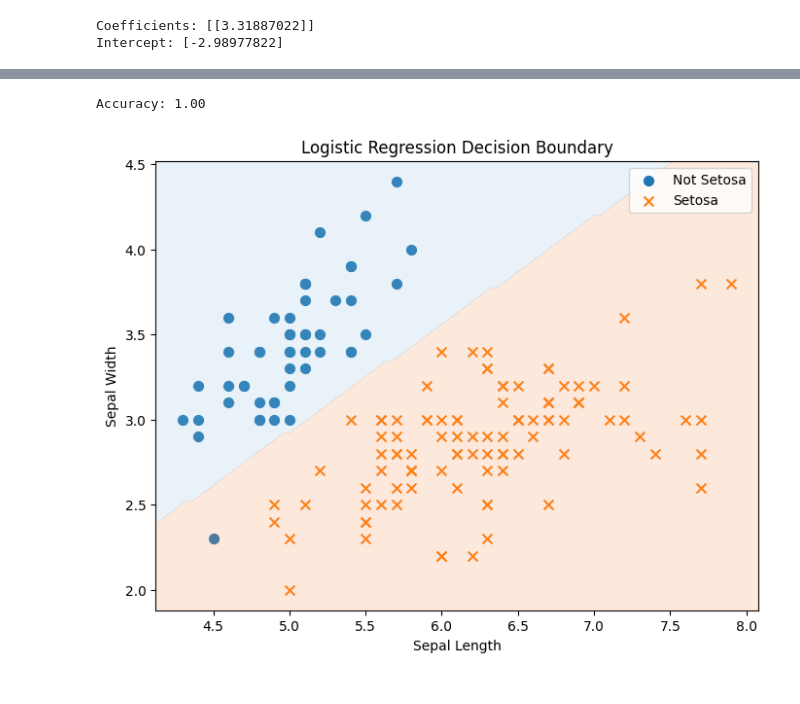
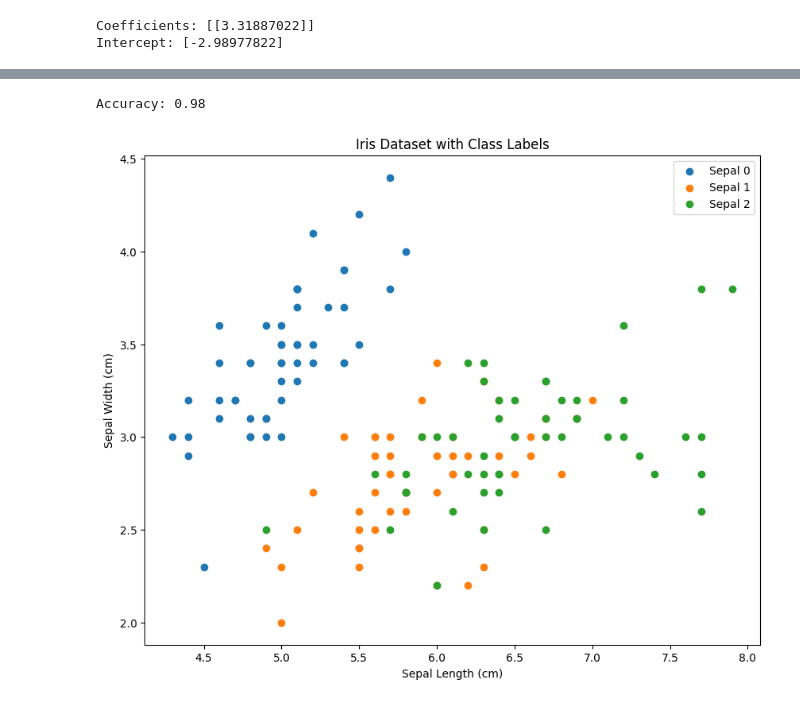
Before and after one commit to Manoj-vbm/Machine_learning, a Jupyter notebook: Machine_learning.ipynb, the cells around one changed output, grey strips where cells are left out. Saved outputs shown, nothing was run; the diff lists cells and outputs as text; code cells hidden in the pictures.

```diff
--- a/Machine_learning.ipynb
+++ b/Machine_learning.ipynb
@@ -201,49 +289,41 @@ Classification in supervised learning is the process of categorizing input data
 # %%
 # Import necessary libraries
 from sklearn.datasets import load_iris
+from sklearn.model_selection import train_test_split
+from sklearn.naive_bayes import GaussianNB
 from sklearn.metrics import accuracy_score
+import matplotlib.pyplot as plt
 
 # Load the Iris dataset
 iris = load_iris()
 
-# Extract features (sepal length and width) and target (Setosa or not Setosa)
-X = iris.data[:, :2]  # Use only the first two features (sepal length and width)
-y = (iris.target == 0).astype(int)  # 1 for Setosa, 0 for other species
+# Extract features and target
+X = iris.data
+y = iris.target
 
 # Split the data into training and testing sets
-X_train, X_test, y_train, y_test = train_test_split(X, y, test_size=0.2, random_state=42)
+X_train, X_test, y_train, y_test = train_test_split(X, y, test_size=0.3, random_state=42)
 
-# Create and train a Logistic Regression classifier
-clf = LogisticRegression(solver='liblinear')
+# Create and train a Gaussian Naive Bayes classifier
+clf = GaussianNB()
 clf.fit(X_train, y_train)
 
 # Make predictions on the test data
 y_pred = clf.predict(X_test)
 
 # Calculate and print the accuracy of the classifier
 accuracy = accuracy_score(y_test, y_pred)
 print(f"Accuracy: {accuracy:.2f}")
 
-# Visualize the decision boundary
-plt.figure(figsize=(8, 6))
-plt.scatter(X[y == 1][:, 0], X[y == 1][:, 1], label="Not Setosa", marker='o', s=50)
-plt.scatter(X[y == 0][:, 0], X[y == 0][:, 1], label="Setosa", marker='x', s=50)
-ax = plt.gca()
-xlim = ax.get_xlim()
-ylim = ax.get_ylim()
-
-# Create grid to evaluate model
-xx, yy = np.meshgrid(np.linspace(xlim[0], xlim[1], 100),
-                     np.linspace(ylim[0], ylim[1], 100))
-Z = clf.predict(np.c_[xx.ravel(), yy.ravel()]).reshape(xx.shape)
-
-# Plot decision boundary
-plt.contourf(xx, yy, Z, levels=[-1, 0, 1], cmap=plt.cm.RdYlBu, alpha=0.2)
-plt.xlabel("Sepal Length")
-plt.ylabel("Sepal Width")
-plt.title("Logistic Regression Decision Boundary")
+# Visualize the decision boundary (for the first two features)
+plt.figure(figsize=(10, 8))
+for i in range(3):
+    plt.scatter(X[y == i][:, 0], X[y == i][:, 1], label=f"Sepal {i}")
+plt.xlabel("Sepal Length (cm)")
+plt.ylabel("Sepal Width (cm)")
+plt.title("Iris Dataset with Class Labels")
 plt.legend()
 plt.show()
 # %% [output]
-Accuracy: 1.00
+Accuracy: 0.98
-[figure, old version]
+[figure, new version]
```
Also changed, not shown: parts of 11 cells of this notebook.
